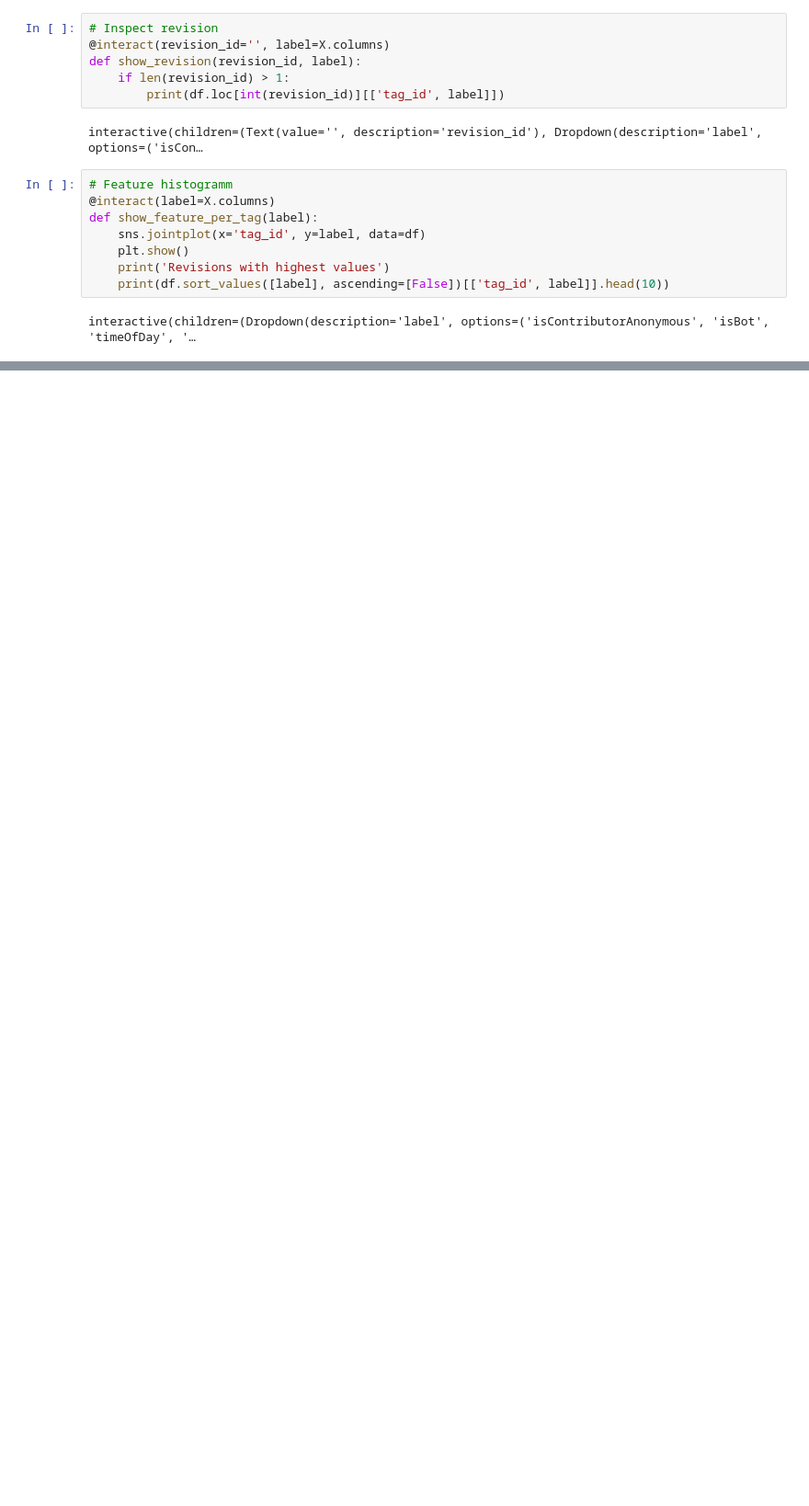
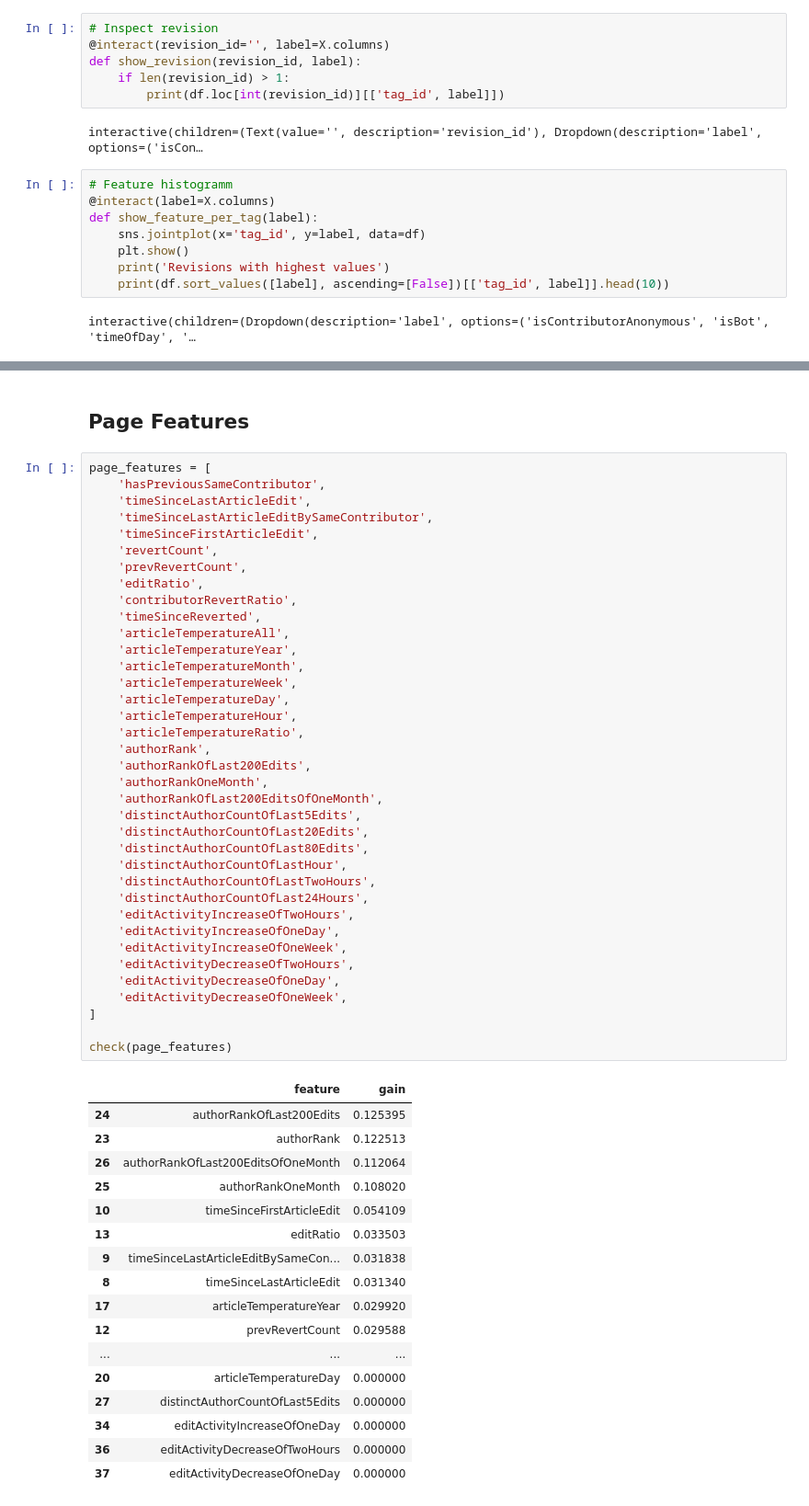
Before and after one commit to HPI-Information-Systems/wikipediatablevandalism, a Jupyter notebook: vandalism-classifier/single_label_classifier.ipynb, the cells around one changed output, grey strips where cells are left out. Shown: that part at 92% size. Cells and saved outputs as stored; diff of their text form; blank space fills up the shorter version.

```diff
--- a/vandalism-classifier/single_label_classifier.ipynb
+++ b/vandalism-classifier/single_label_classifier.ipynb
@@ -272,0 +337,57 @@ plot_information_gain(X, y)
+# %% [markdown]
+## Page Features
+# %%
+page_features = [
+    'hasPreviousSameContributor',
+	'timeSinceLastArticleEdit',
+	'timeSinceLastArticleEditBySameContributor',
+	'timeSinceFirstArticleEdit',
+	'revertCount',
+	'prevRevertCount',
+	'editRatio',
+	'contributorRevertRatio',
+	'timeSinceReverted',
+	'articleTemperatureAll',
+	'articleTemperatureYear',
+	'articleTemperatureMonth',
+	'articleTemperatureWeek',
+	'articleTemperatureDay',
+	'articleTemperatureHour',
+	'articleTemperatureRatio',
+	'authorRank',
+	'authorRankOfLast200Edits',
+	'authorRankOneMonth',
+	'authorRankOfLast200EditsOfOneMonth',
+	'distinctAuthorCountOfLast5Edits',
+	'distinctAuthorCountOfLast20Edits',
+	'distinctAuthorCountOfLast80Edits',
+	'distinctAuthorCountOfLastHour',
+	'distinctAuthorCountOfLastTwoHours',
+	'distinctAuthorCountOfLast24Hours',
+	'editActivityIncreaseOfTwoHours',
+	'editActivityIncreaseOfOneDay',
+	'editActivityIncreaseOfOneWeek',
+	'editActivityDecreaseOfTwoHours',
+	'editActivityDecreaseOfOneDay',
+	'editActivityDecreaseOfOneWeek',
+]
+
+check(page_features)
+# %% [output]
+|  | feature | gain |
+| 24 | authorRankOfLast200Edits | 0.125395 |
+| 23 | authorRank | 0.122513 |
+| 26 | authorRankOfLast200EditsOfOneMonth | 0.112064 |
+| 25 | authorRankOneMonth | 0.108020 |
+| 10 | timeSinceFirstArticleEdit | 0.054109 |
+| 13 | editRatio | 0.033503 |
+| 9 | timeSinceLastArticleEditBySameCon... | 0.031838 |
+| 8 | timeSinceLastArticleEdit | 0.031340 |
+| 17 | articleTemperatureYear | 0.029920 |
+| 12 | prevRevertCount | 0.029588 |
+| ... | ... | ... |
+| 20 | articleTemperatureDay | 0.000000 |
+| 27 | distinctAuthorCountOfLast5Edits | 0.000000 |
+| 34 | editActivityIncreaseOfOneDay | 0.000000 |
+| 36 | editActivityDecreaseOfTwoHours | 0.000000 |
+| 37 | editActivityDecreaseOfOneDay | 0.000000 |
```
Also changed, not shown: parts of 27 cells of this notebook, 1 other file.
